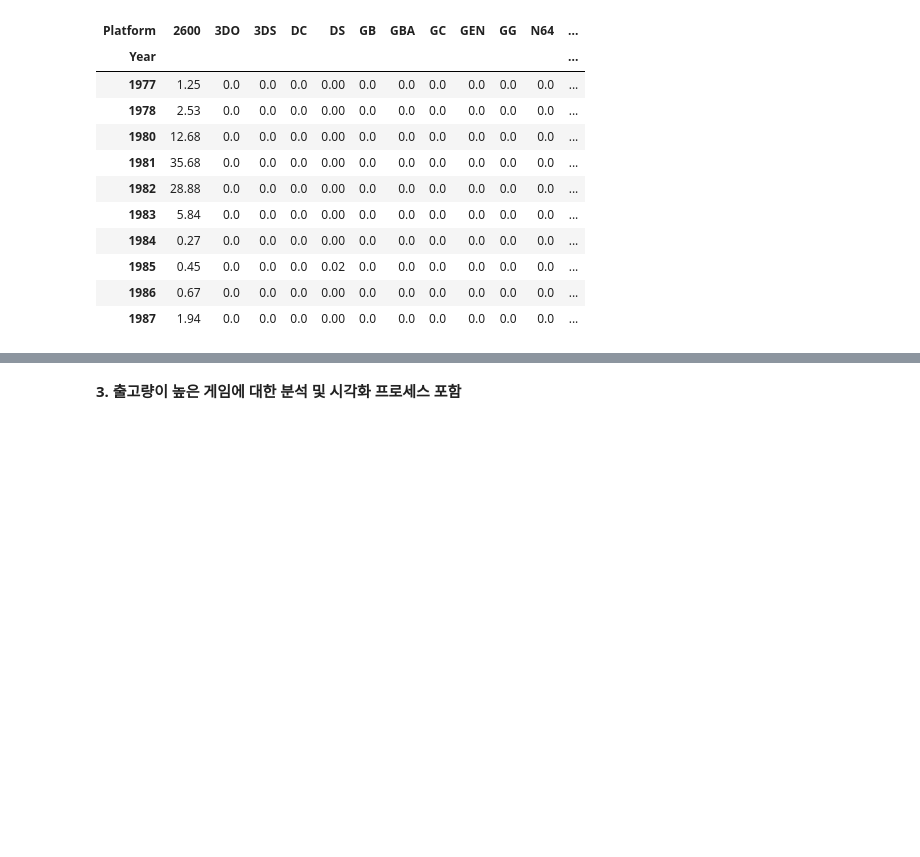
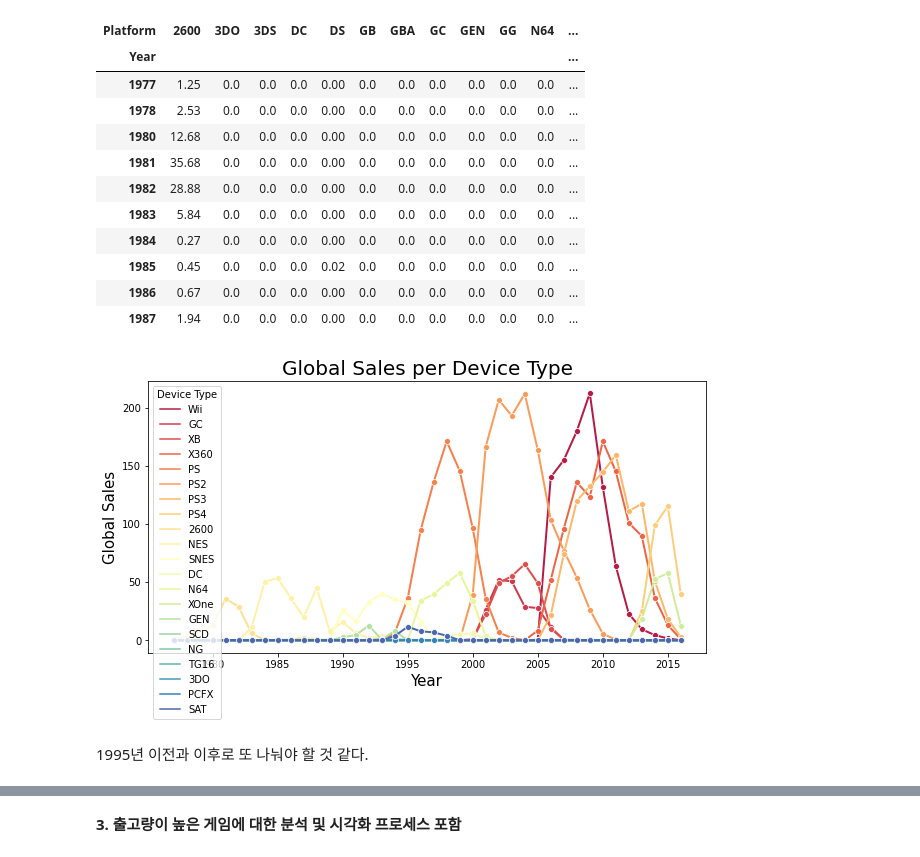
Before and after one commit to nan-park/section1_project, a Jupyter notebook: AI_section1_project.ipynb, the cells around one changed output, grey strips where cells are left out. Drawn from its saved outputs; the diff is of its cells as text; code cells hidden in the pictures; blank space fills up the shorter version.

```diff
--- a/AI_section1_project.ipynb
+++ b/AI_section1_project.ipynb
@@ -1517,3 +1556,15 @@ group_year_platform.head(10)  # 초기에는 Atari 2600밖에 없음
 | 1985 | 0.45 | 0.0 | 0.0 | 0.0 | 0.02 | 0.0 | 0.0 | 0.0 | 0.0 | 0.0 | 0.0 | ... |
 | 1986 | 0.67 | 0.0 | 0.0 | 0.0 | 0.00 | 0.0 | 0.0 | 0.0 | 0.0 | 0.0 | 0.0 | ... |
 | 1987 | 1.94 | 0.0 | 0.0 | 0.0 | 0.00 | 0.0 | 0.0 | 0.0 | 0.0 | 0.0 | 0.0 | ... |
+# %%
+plt.figure(figsize=(10, 5))
+sns.lineplot(data=group_year_platform[home], palette='Spectral', linewidth=2, marker='o', dashes=False)
+plt.xlabel('Year',fontsize=15)
+plt.ylabel('Global Sales', fontsize=15)
+plt.title('Global Sales per Device Type', fontsize=20)
+plt.legend(title="Device Type")
+plt.show()
+# %% [output]
+[figure, added]
+# %% [markdown]
+1995년 이전과 이후로 또 나눠야 할 것 같다.
```
Also changed, not shown: parts of 53 cells of this notebook.
